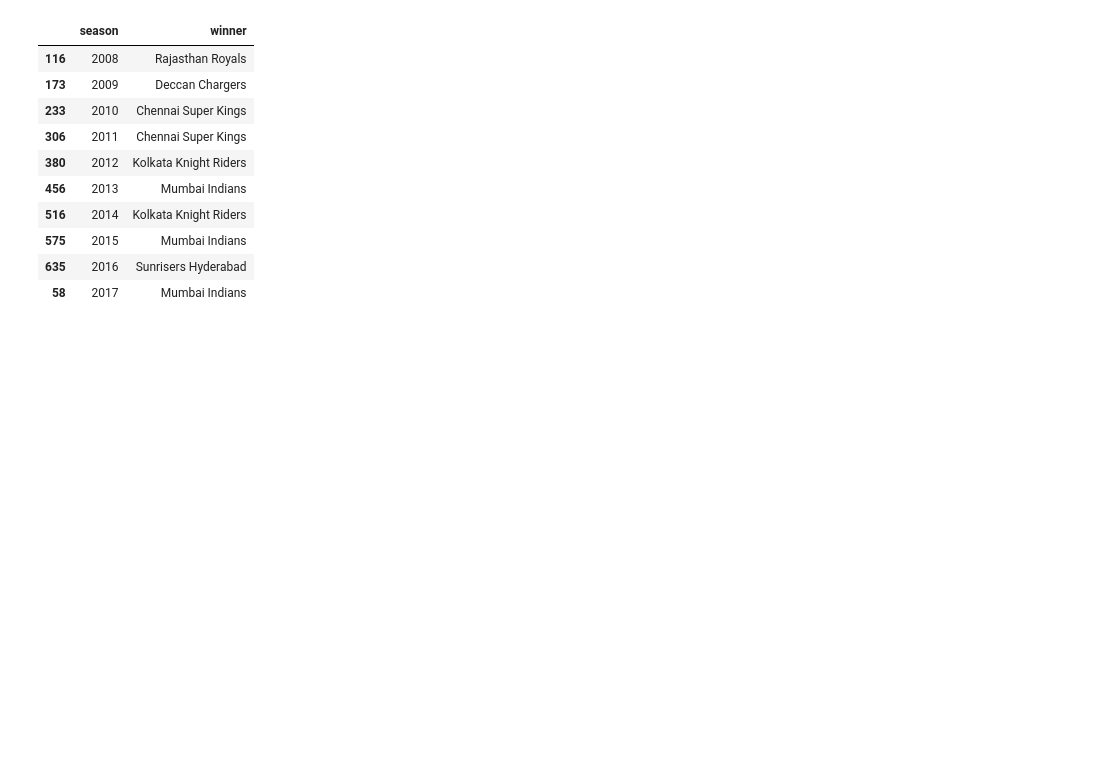
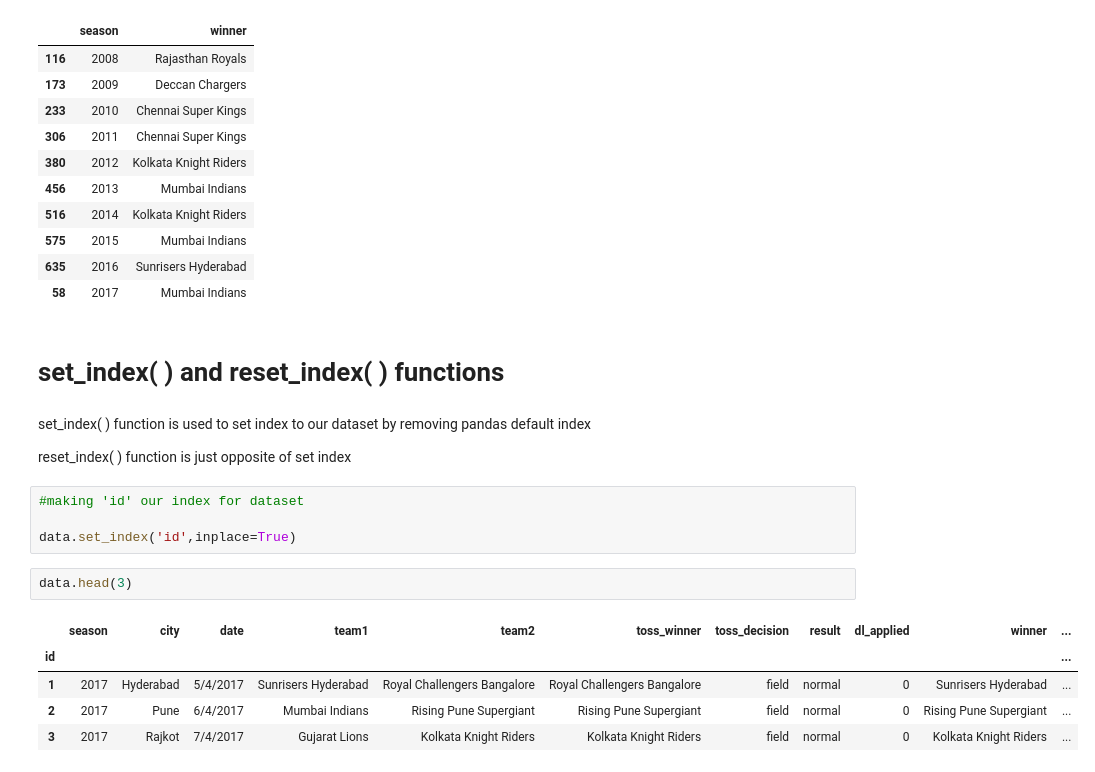
Before and after one commit to samarpan-rai11/pandas, a Jupyter notebook: IPL Analysis.ipynb, the cells around one changed output. Drawn from its saved outputs; the diff is of its cells as text; blank space fills up the shorter version.

```diff
--- a/IPL Analysis.ipynb
+++ b/IPL Analysis.ipynb
@@ -445,3 +444,21 @@ data.drop_duplicates('season',keep='last')[['season','winner']].sort_values('sea
 | 575 | 2015 | Mumbai Indians |
 | 635 | 2016 | Sunrisers Hyderabad |
 | 58 | 2017 | Mumbai Indians |
+# %% [markdown]
+# set_index( ) and reset_index( ) functions
+# %% [markdown]
+set_index( ) function is used to set index to our dataset by removing pandas default index
+
+reset_index( ) function is just opposite of set index
+# %%
+#making 'id' our index for dataset
+
+data.set_index('id',inplace=True)
+# %%
+data.head(3)
+# %% [output]
+|  | season | city | date | team1 | team2 | toss_winner | toss_decision | result | dl_applied | winner | ... |
+| id |  |  |  |  |  |  |  |  |  |  | ... |
+| 1 | 2017 | Hyderabad | 5/4/2017 | Sunrisers Hyderabad | Royal Challengers Bangalore | Royal Challengers Bangalore | field | normal | 0 | Sunrisers Hyderabad | ... |
+| 2 | 2017 | Pune | 6/4/2017 | Mumbai Indians | Rising Pune Supergiant | Rising Pune Supergiant | field | normal | 0 | Rising Pune Supergiant | ... |
+| 3 | 2017 | Rajkot | 7/4/2017 | Gujarat Lions | Kolkata Knight Riders | Kolkata Knight Riders | field | normal | 0 | Kolkata Knight Riders | ... |
```
Also changed, not shown: parts of 5 cells of this notebook.
